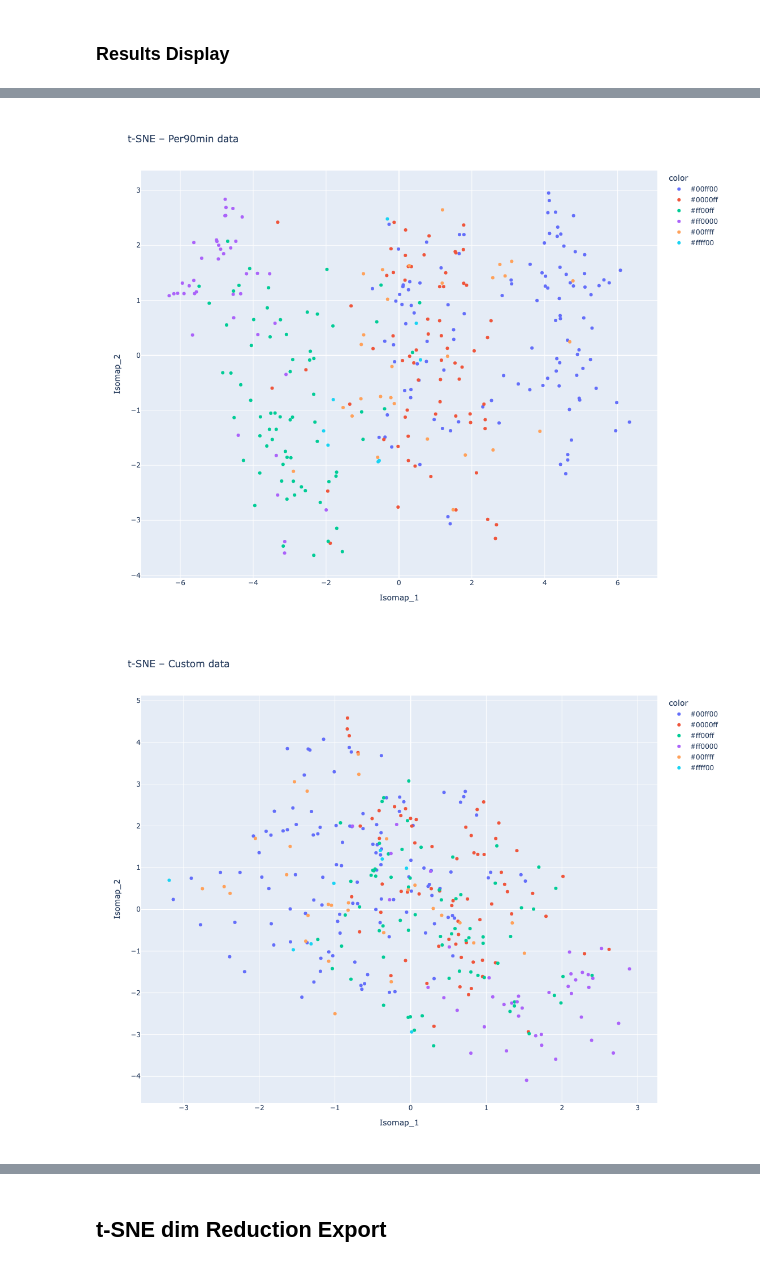
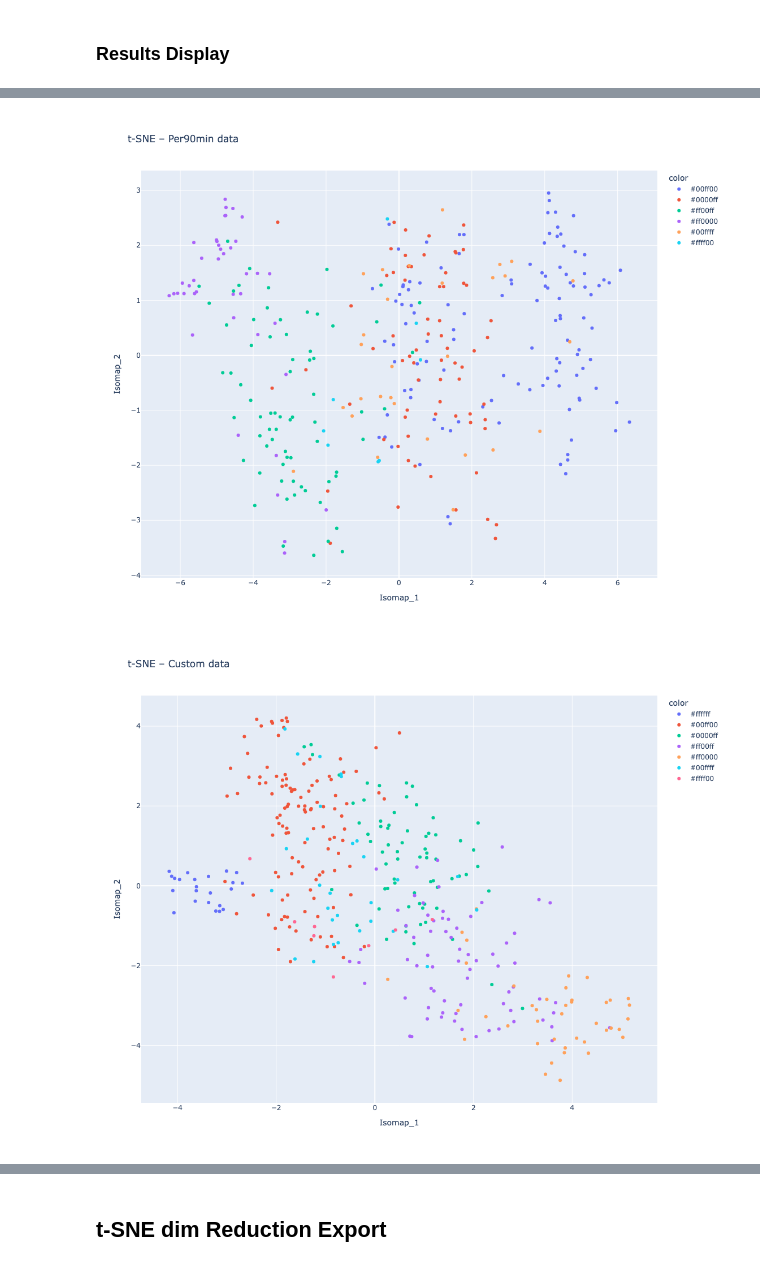
Before and after one commit to DeankoontzG/DataMining_Project, a Jupyter notebook: src/lhemgui/TSNE.ipynb, the cells around one changed output, grey strips where cells are left out. Drawn from its saved outputs; the diff is of its cells as text; code cells hidden in the pictures.

```diff
--- a/src/lhemgui/TSNE.ipynb
+++ b/src/lhemgui/TSNE.ipynb
@@ -12,7 +12,7 @@ from scipy.stats import spearmanr
 
 file_path_raw = "../../cleaned_data/joueurs_ligue1_2024_2025_clean_raw.csv"
 file_path_per90 = "../../cleaned_data/joueurs_ligue1_2024_2025_clean_per90.csv"
-file_path_custom = "../../cleaned_data/joueurs_ligue1_2024_2025_clean_custom_no_GK.csv"
+file_path_custom = "../../cleaned_data/joueurs_ligue1_2024_2025_clean_custom.csv"
 
 data_raw = pd.read_csv(file_path_raw, encoding="utf-8")
 data_per90 = pd.read_csv(file_path_per90, encoding="utf-8")
@@ -239,6 +239,7 @@ position_colors = {
     'FW': np.array([255, 0, 0]),    # red
     'MF': np.array([0, 0, 255]),    # blue
     'DF': np.array([0, 255, 0]),  #  yellow
+    'GK' : np.array([255, 255, 255]),
 }
 
 def color_from_position(positions):
@@ -268,34 +269,34 @@ def plot_isomap_interactive(X_tsne, player_positions, data_num, title):
 
 plot_isomap_interactive(X_tsne_raw, player_positions_raw ,data_raw.set_index("player_name"), "t-SNE – Raw data")
 plot_isomap_interactive(X_tsne_per90, player_positions_per90 ,data_per90.set_index("player_name"), "t-SNE – Per90min data")
 plot_isomap_interactive(X_tsne_custom, player_positions_custom ,data_custom.set_index("player_name"), "t-SNE – Custom data")
 
 corr_raw, trust_raw, cont_raw, mrre_raw = extractMetrics_tsne(X_raw, X_tsne_raw)
 corr_per90, trust_per90, cont_per90, mrre_per90 = extractMetrics_tsne(X_per90, X_tsne_per90)
 corr_custom, trust_custom, cont_custom, mrre_custom = extractMetrics_tsne(X_custom, X_tsne_custom)
 
 
 print("==== Raw data perf : ====")
 print(f"Dist correlation : {corr_raw}")
 print(f"Trustworthiness : {trust_raw}")
 print(f"Continuity : {cont_raw}")
 print(f"MRRE : {mrre_raw}")
 
 print("==== Per90 data perf : ====")
 print(f"Dist correlation : {corr_per90}")
 print(f"Trustworthiness : {trust_per90}")
 print(f"Continuity : {cont_per90}")
 print(f"MRRE : {mrre_per90}")
 
 print("==== Custom data perf : ====")
 print(f"Dist correlation : {corr_custom}")
 print(f"Trustworthiness : {trust_custom}")
 print(f"Continuity : {cont_custom}")
 print(f"MRRE : {mrre_custom}")
 # %% [output]
 [figure]
 [figure]
-[figure, old version]
+[figure, new version]
 ==== Raw data perf : ====
 Dist correlation : 0.7160073519135892
 Trustworthiness : 0.9745222387742073
```
Also changed, not shown: parts of 2 cells of this notebook, 7 other files.
